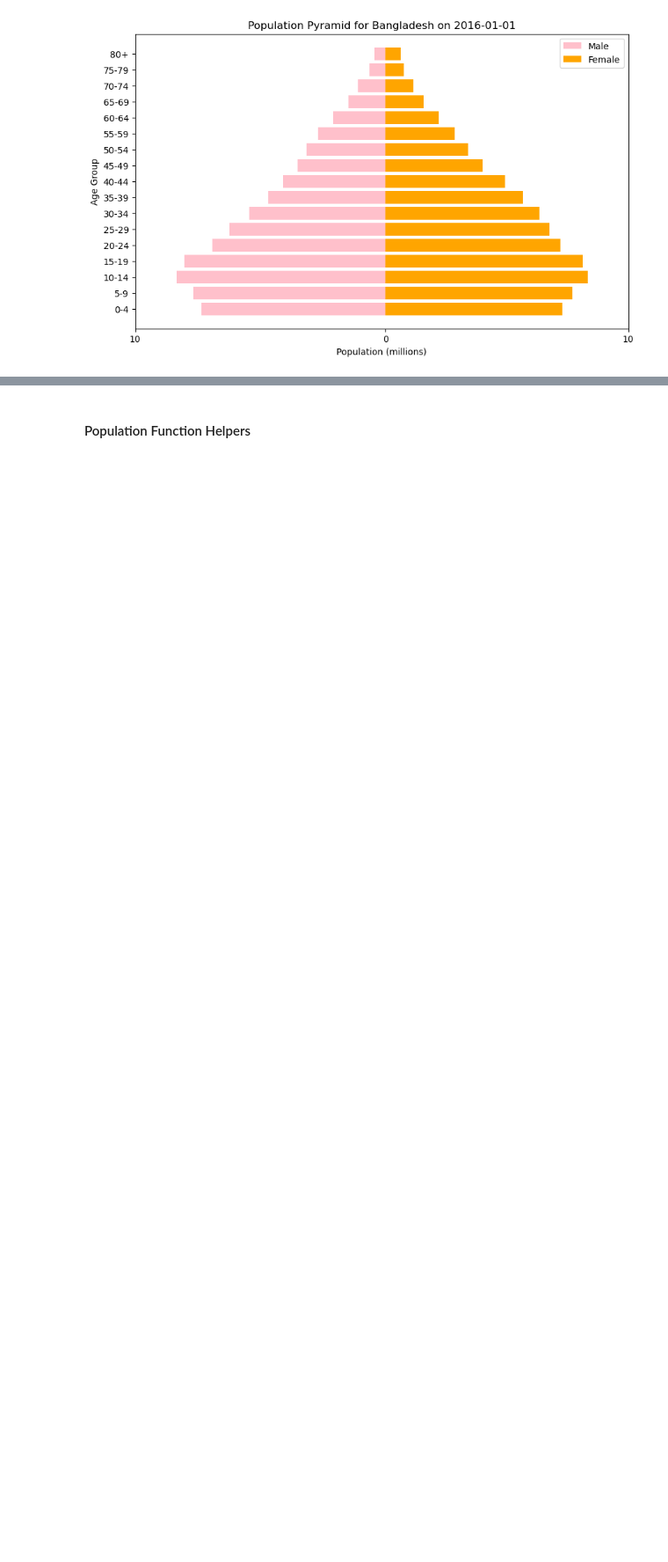
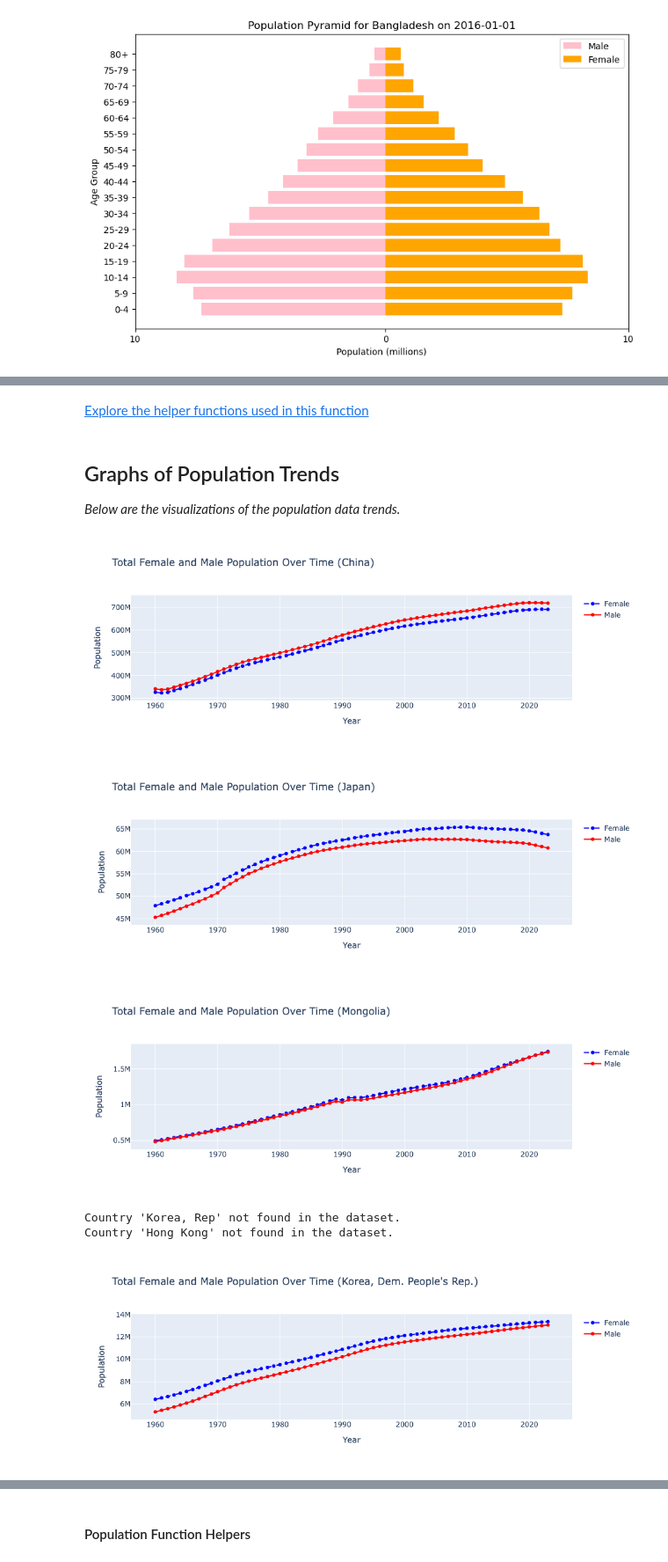
Before and after one commit to eitrager/eep153project, a Jupyter notebook: Deliverables.ipynb, the cells around one changed output, grey strips where cells are left out. Shown at 88% size. Saved outputs shown, nothing was run; the diff lists cells and outputs as text; code cells hidden in the pictures; blank space fills up the shorter version.

```diff
--- a/Deliverables.ipynb
+++ b/Deliverables.ipynb
@@ -209,0 +448,21 @@ plot_population_pyramid(SA_pyramiddf, "Bangladesh", "2016-01-01")
+# %% [markdown]
+[Explore the helper functions used in this function](#Helper-Functions-For-In-Depth-Visualization-Function-(construct_dataframe))
+# %%
+# example usage
+pop = construct_dataframe({"CHN":"China",
+             "JPN":"Japan",
+             "MNG": "Mongolia",
+             "KOR": "Korea, Rep",
+             "HKG": "Hong Kong",
+             "PRK": "Korea, Dem. People's Rep."
+            }, 'Population', graph_output = True, showtitles = True)
+pop
+# %% [output]
+## Graphs of Population Trends
+*Below are the visualizations of the population data trends.*
+[figure, added]
+[figure, added]
+[figure, added]
+Country 'Korea, Rep' not found in the dataset.
+Country 'Hong Kong' not found in the dataset.
+[figure, added]
```
Also changed, not shown: parts of 24 cells of this notebook.
